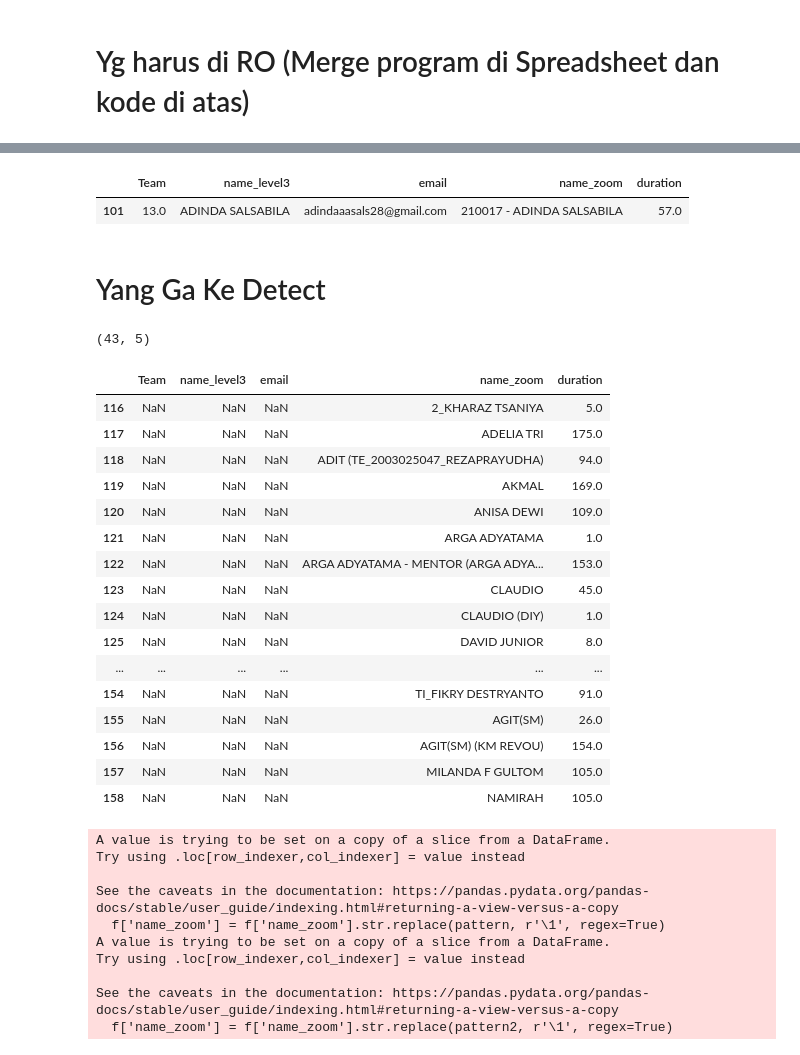
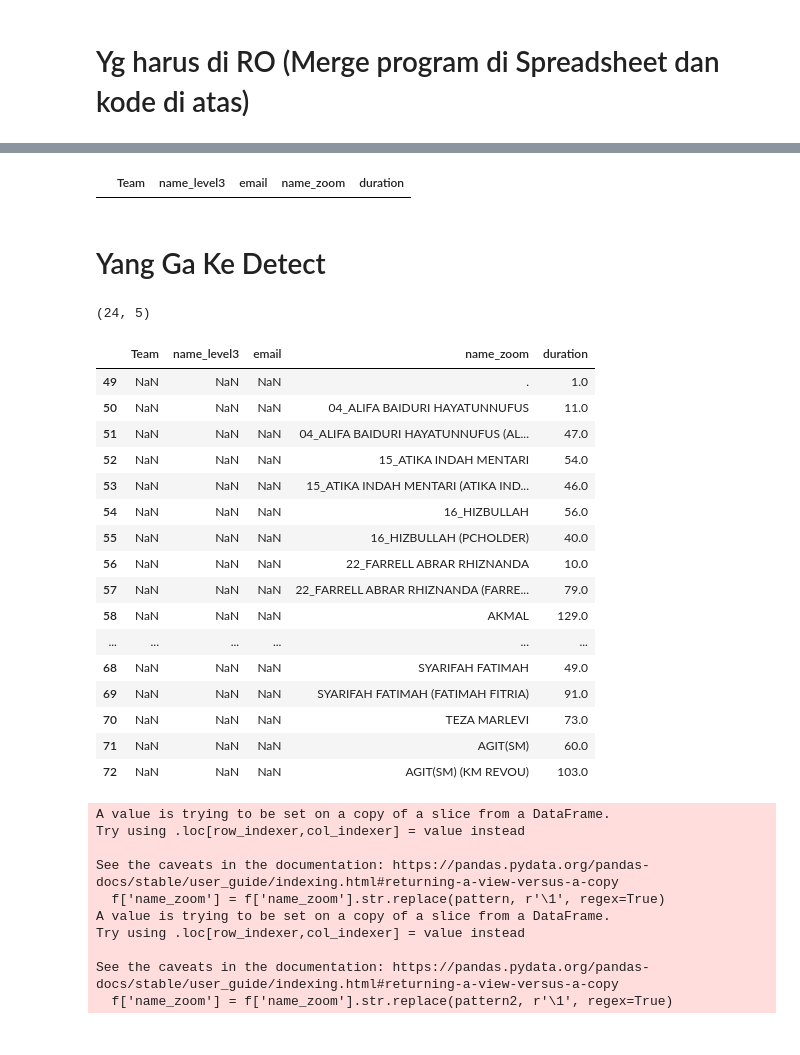
Before and after one commit to flydevilz/automate_zoom_attendance, a Jupyter notebook: Check_Presensi.ipynb, the cells around one changed output, grey strips where cells are left out. Saved outputs shown, nothing was run; the diff lists cells and outputs as text; code cells hidden in the pictures.

```diff
--- a/Check_Presensi.ipynb
+++ b/Check_Presensi.ipynb
@@ -17,3 +17,5 @@ Jadi kalau mau pake ini harus download lg file csv zoom nya yg gk pakai export d
 import pandas as pd
 import numpy as np
 import re
+# %%
+insert_link = str(input())
@@ -20,5 +24,4 @@ import re
 # %%
-insert_link= 'https://drive.google.com/file/d/13hByEk-bsoeYniawokVpvI1LWCYq3hEY/view?usp=drive_link'
 pattern_link = r"https://drive\.google\.com/file/d/([\w-]+)/view\?usp=drive_link"
 replacement = r"https://drive.google.com/uc?id=\1"
 # %%
@@ -233,11 +221,10 @@ def check_name_di_merge(name):
   return filtered_fix[contains_name]
 # %%
 # buat make sure di check aja namanya ada ga
-result = check_name_di_merge('ADINDA')
+result = check_name_di_merge('ANGELINE')
 result
 # %% [output]
 |  | Team | name_level3 | email | name_zoom | duration |
-| 101 | 13.0 | ADINDA SALSABILA | adindaaasals28@gmail.com | 210017 - ADINDA SALSABILA | 57.0 |
 # %% [markdown]
 # Yang Ga Ke Detect
 # %%
@@ -250,27 +237,27 @@ f = outer[~(condition_4)]
 # %%
 f.shape
 # %% [output]
-(43, 5)
+(24, 5)
 # %%
 f
 # %% [output]
 |  | Team | name_level3 | email | name_zoom | duration |
-| 116 | NaN | NaN | NaN | 2_KHARAZ TSANIYA | 5.0 |
-| 117 | NaN | NaN | NaN | ADELIA TRI | 175.0 |
-| 118 | NaN | NaN | NaN | ADIT (TE_2003025047_REZAPRAYUDHA) | 94.0 |
-| 119 | NaN | NaN | NaN | AKMAL | 169.0 |
-| 120 | NaN | NaN | NaN | ANISA DEWI | 109.0 |
-| 121 | NaN | NaN | NaN | ARGA ADYATAMA | 1.0 |
-| 122 | NaN | NaN | NaN | ARGA ADYATAMA - MENTOR (ARGA ADYA... | 153.0 |
-| 123 | NaN | NaN | NaN | CLAUDIO | 45.0 |
-| 124 | NaN | NaN | NaN | CLAUDIO (DIY) | 1.0 |
-| 125 | NaN | NaN | NaN | DAVID JUNIOR | 8.0 |
+| 49 | NaN | NaN | NaN | . | 1.0 |
+| 50 | NaN | NaN | NaN | 04_ALIFA BAIDURI HAYATUNNUFUS | 11.0 |
+| 51 | NaN | NaN | NaN | 04_ALIFA BAIDURI HAYATUNNUFUS (AL... | 47.0 |
+| 52 | NaN | NaN | NaN | 15_ATIKA INDAH MENTARI | 54.0 |
+| 53 | NaN | NaN | NaN | 15_ATIKA INDAH MENTARI (ATIKA IND... | 46.0 |
+| 54 | NaN | NaN | NaN | 16_HIZBULLAH | 56.0 |
+| 55 | NaN | NaN | NaN | 16_HIZBULLAH (PCHOLDER) | 40.0 |
+| 56 | NaN | NaN | NaN | 22_FARRELL ABRAR RHIZNANDA | 10.0 |
+| 57 | NaN | NaN | NaN | 22_FARRELL ABRAR RHIZNANDA (FARRE... | 79.0 |
+| 58 | NaN | NaN | NaN | AKMAL | 129.0 |
 | ... | ... | ... | ... | ... | ... |
-| 154 | NaN | NaN | NaN | TI_FIKRY DESTRYANTO | 91.0 |
-| 155 | NaN | NaN | NaN | AGIT(SM) | 26.0 |
-| 156 | NaN | NaN | NaN | AGIT(SM) (KM REVOU) | 154.0 |
-| 157 | NaN | NaN | NaN | MILANDA F GULTOM | 105.0 |
-| 158 | NaN | NaN | NaN | NAMIRAH | 105.0 |
+| 68 | NaN | NaN | NaN | SYARIFAH FATIMAH | 49.0 |
+| 69 | NaN | NaN | NaN | SYARIFAH FATIMAH (FATIMAH FITRIA) | 91.0 |
+| 70 | NaN | NaN | NaN | TEZA MARLEVI | 73.0 |
+| 71 | NaN | NaN | NaN | AGIT(SM) | 60.0 |
+| 72 | NaN | NaN | NaN | AGIT(SM) (KM REVOU) | 103.0 |
 # %%
 pattern = r'^\d+_([A-Z\s]+)'
 f['name_zoom'] = f['name_zoom'].str.replace(pattern, r'\1', regex=True)
```
Also changed, not shown: parts of 12 cells of this notebook.
